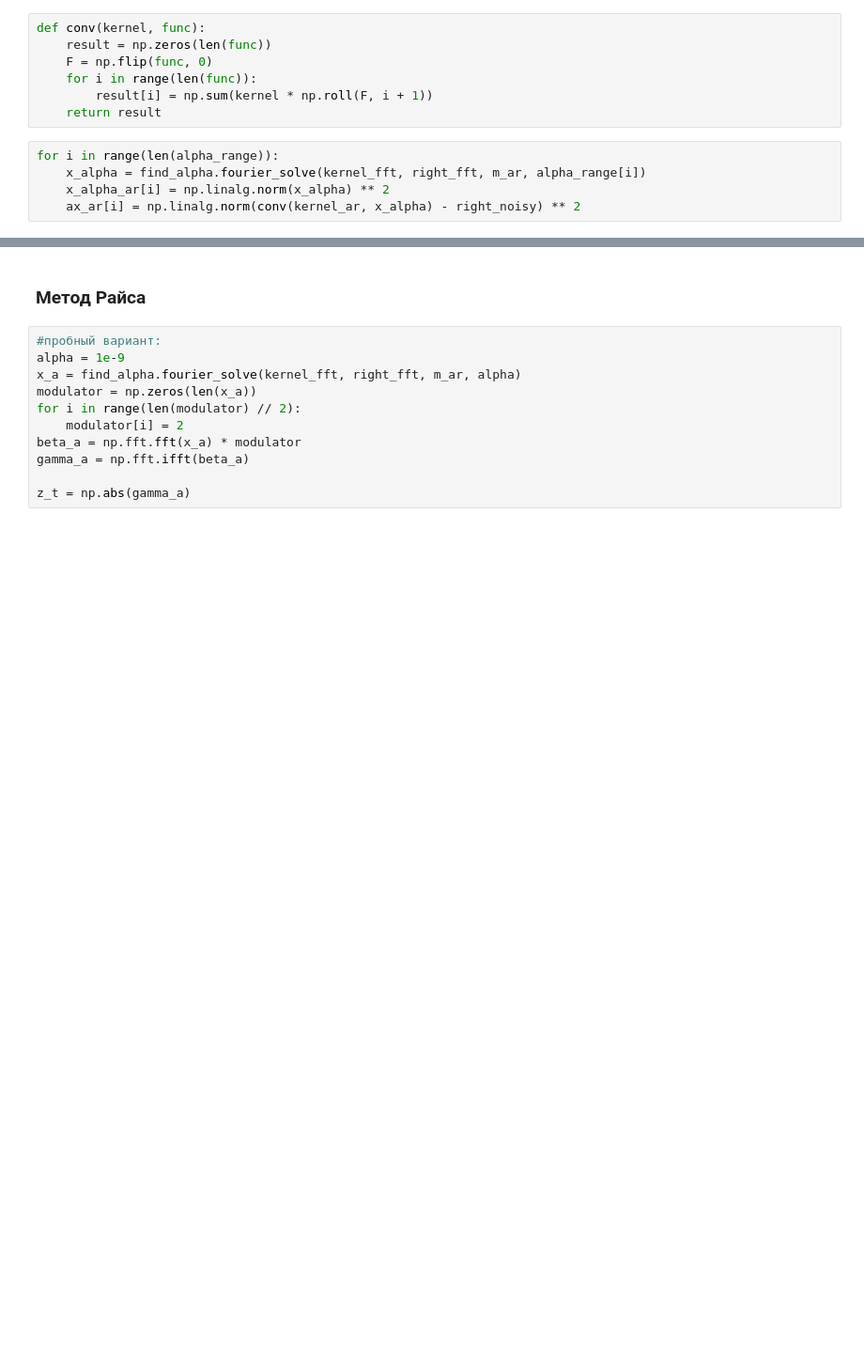
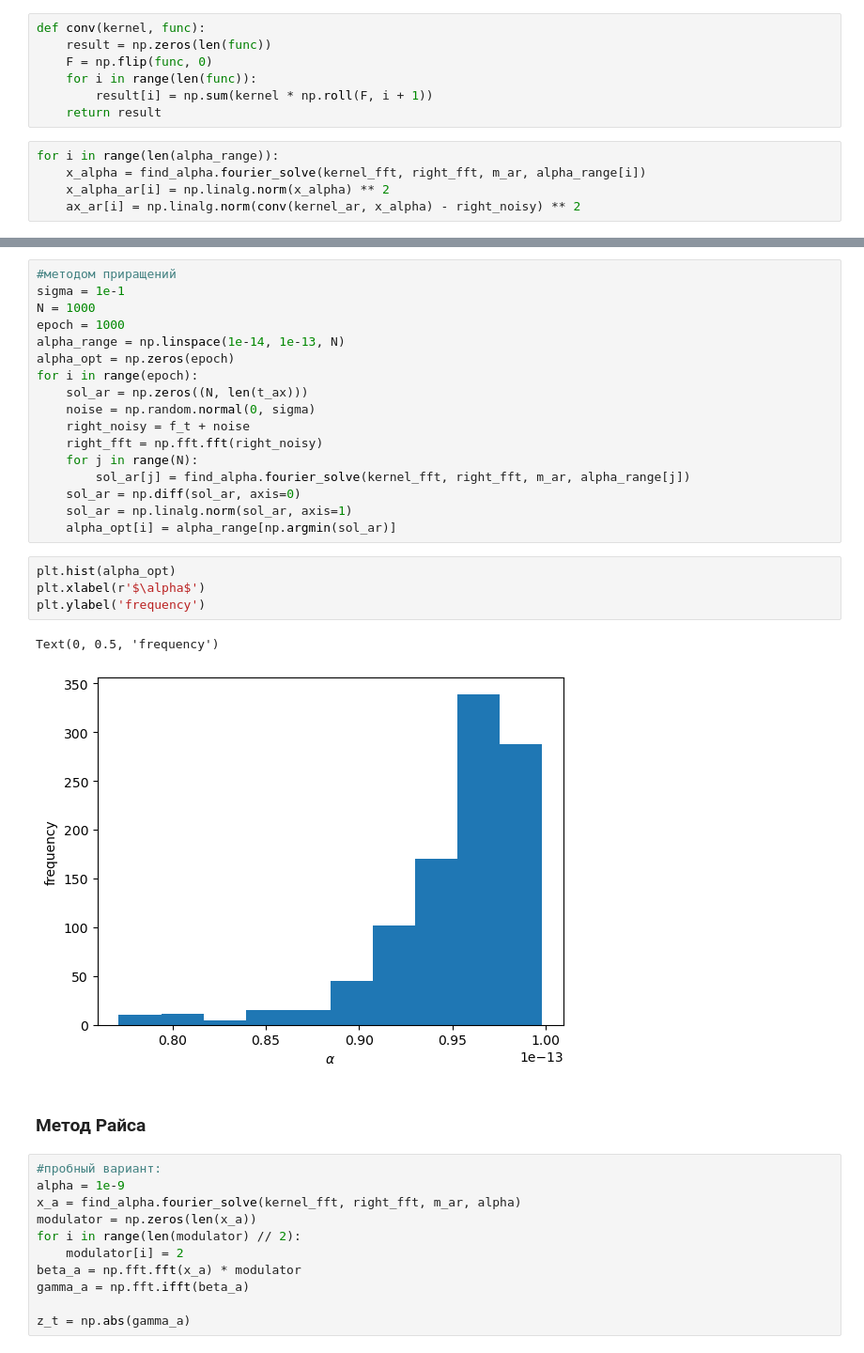
Before and after one commit to EHAT32/inverse, a Jupyter notebook: 30_9/second_method.ipynb, the cells around one changed output, grey strips where cells are left out. Shown at 94% size. Saved outputs shown, nothing was run; the diff lists cells and outputs as text; blank space fills up the shorter version.

```diff
--- a/30_9/second_method.ipynb
+++ b/30_9/second_method.ipynb
@@ -101,3 +103,27 @@ Text(0, 0.5, '$||Ax_\\alpha - f_\\delta||$')
+# %%
+#методом приращений
+sigma = 1e-1
+N = 1000
+epoch = 1000
+alpha_range = np.linspace(1e-14, 1e-13, N)
+alpha_opt = np.zeros(epoch)
+for i in range(epoch):
+    sol_ar = np.zeros((N, len(t_ax)))
+    noise = np.random.normal(0, sigma)
+    right_noisy = f_t + noise
+    right_fft = np.fft.fft(right_noisy)
+    for j in range(N):
+        sol_ar[j] = find_alpha.fourier_solve(kernel_fft, right_fft, m_ar, alpha_range[j])
+    sol_ar = np.diff(sol_ar, axis=0)
+    sol_ar = np.linalg.norm(sol_ar, axis=1)
+    alpha_opt[i] = alpha_range[np.argmin(sol_ar)]
+# %%
+plt.hist(alpha_opt)
+plt.xlabel(r'$\alpha$')
+plt.ylabel('frequency')
+# %% [output]
+Text(0, 0.5, 'frequency')
+[figure, added]
 # %% [markdown]
 ### Метод Райса
 # %%
```
Also changed, not shown: parts of 3 cells of this notebook, 2 other files.
